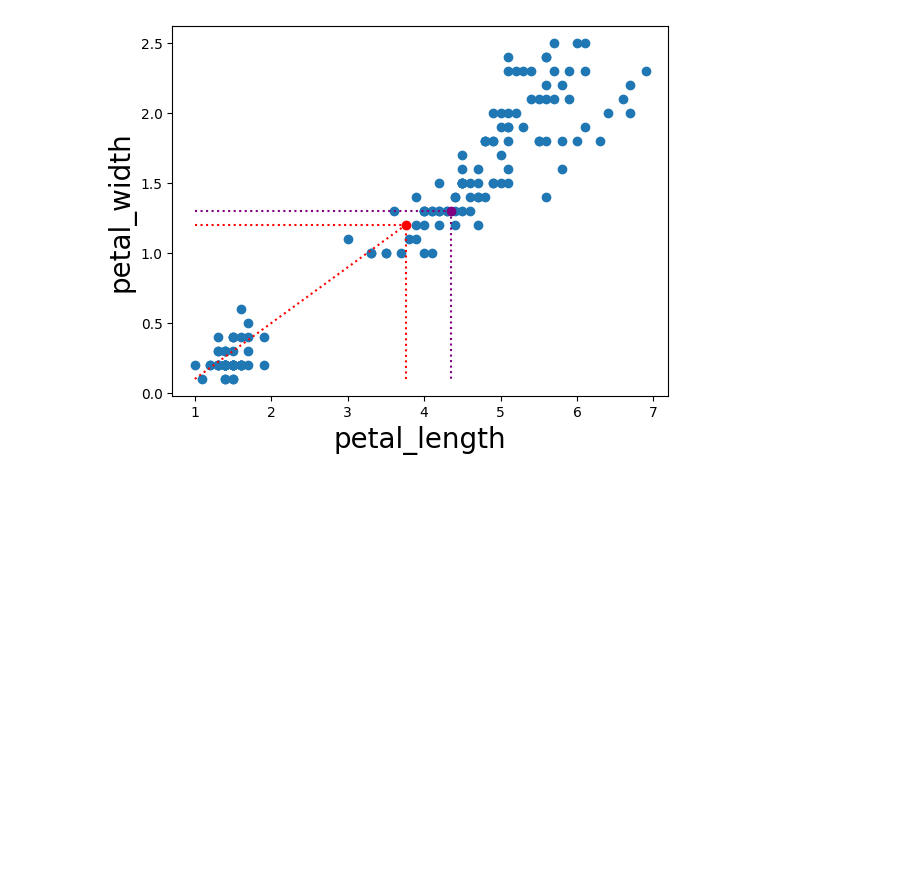
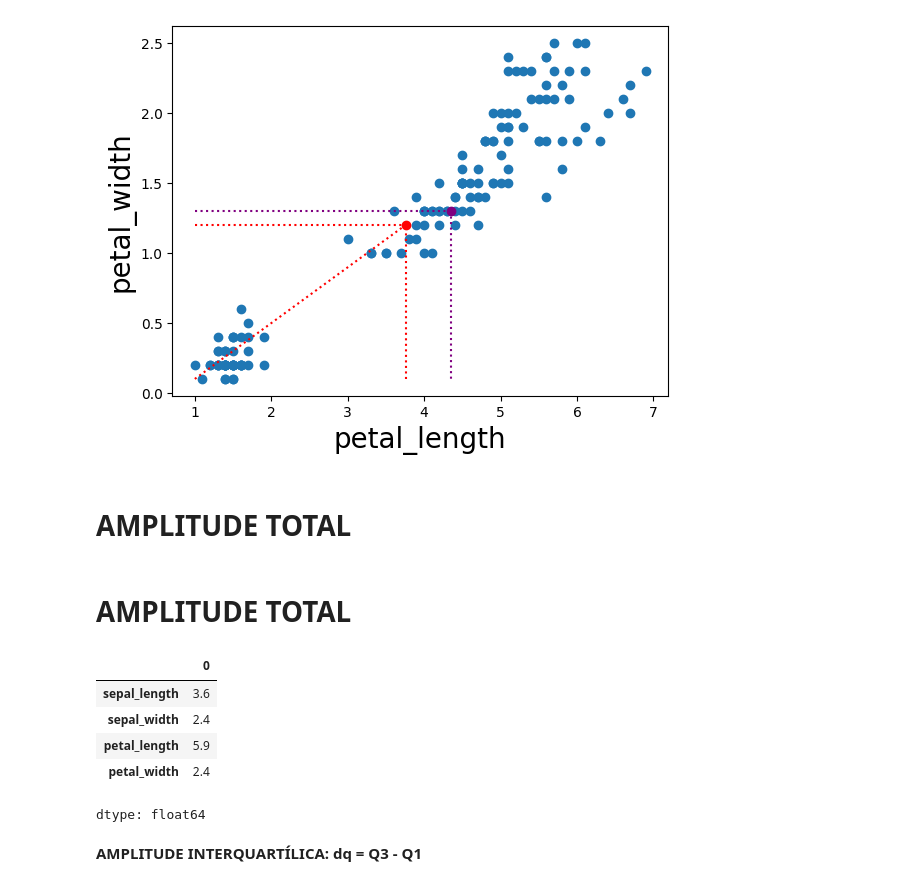
Before and after one commit to kiq-caique/inteligencia_artificial_UFV, a Jupyter notebook: anotacao_estatistica_descritiva.ipynb, the cells around one changed output. Drawn from its saved outputs; the diff is of its cells as text; code cells hidden in the pictures; blank space fills up the shorter version.

```diff
--- a/anotacao_estatistica_descritiva.ipynb
+++ b/anotacao_estatistica_descritiva.ipynb
@@ -291,3 +291,5 @@ plt.plot([np.median(x2), np.median(x2)], [np.median(y2), np.min(y2)], linestyle=
 # %% [output]
 [<matplotlib.lines.Line2D at 0x...>]
 [figure]
+# %% [markdown]
+# AMPLITUDE TOTAL
@@ -293,0 +301,16 @@ plt.plot([np.median(x2), np.median(x2)], [np.median(y2), np.min(y2)], linestyle=
+# %% [markdown]
+# **AMPLITUDE TOTAL**
+# %%
+# Valores maximos - valores mínimos
+dados = dados.select_dtypes(include=[np.number])
+amp = dados.iloc[:,0:4].max() - dados.iloc[:,0:4].min()
+amp
+# %% [output]
+|  | 0 |
+| sepal_length | 3.6 |
+| sepal_width | 2.4 |
+| petal_length | 5.9 |
+| petal_width | 2.4 |
+dtype: float64
+# %% [markdown]
+**AMPLITUDE INTERQUARTÍLICA: dq = Q3 - Q1**
```
Also changed, not shown: parts of 17 cells of this notebook.
